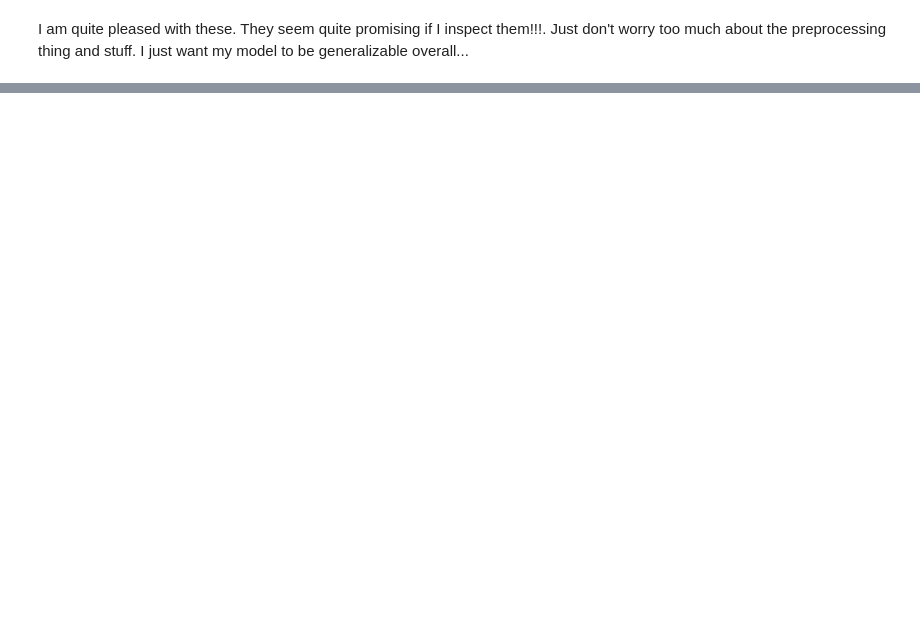
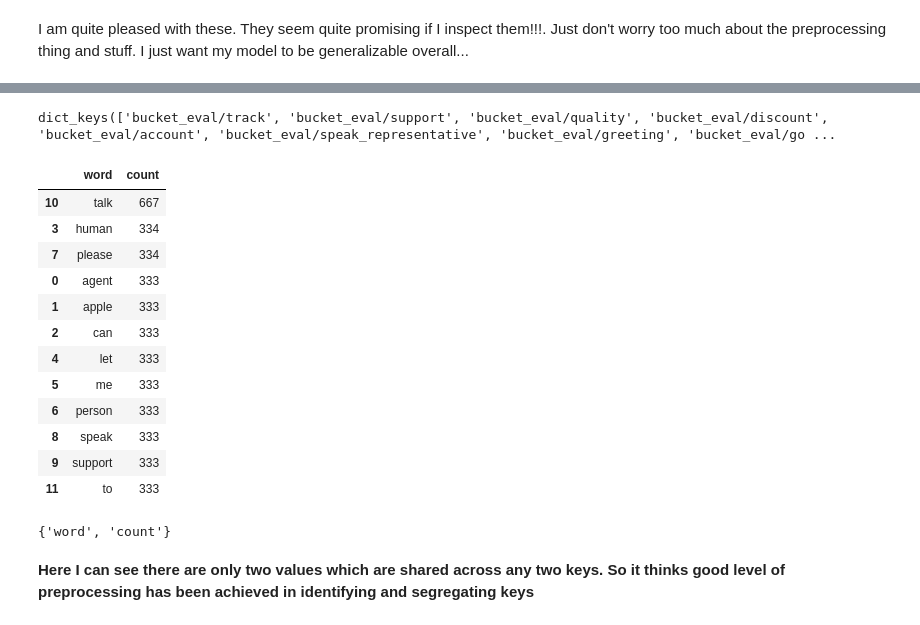
Before and after one commit to sinhasagar507/Customer-support-bot, a Jupyter notebook: notebooks/2.1_get_training_data.ipynb, the cells around one changed output, grey strips where cells are left out. Cells and saved outputs as stored; diff of their text form; code cells hidden in the pictures; blank space fills up the shorter version.

```diff
--- a/notebooks/2.1_get_training_data.ipynb
+++ b/notebooks/2.1_get_training_data.ipynb
@@ -738,0 +787,36 @@ neat_train = pd.DataFrame(train.T.unstack()).reset_index().iloc[:,1:].rename(col
+# %%
+wordranks.keys()
+# %% [output]
+dict_keys(['bucket_eval/track', 'bucket_eval/support', 'bucket_eval/quality', 'bucket_eval/discount', 'bucket_eval/account', 'bucket_eval/speak_representative', 'bucket_eval/greeting', 'bucket_eval/go ...
+# %%
+# Investigating bag of word frequencies at a more granular level
+wordranks["bucket_eval/speak_representative"].head(50)
+# %% [output]
+|  | word | count |
+| 10 | talk | 667 |
+| 3 | human | 334 |
+| 7 | please | 334 |
+| 0 | agent | 333 |
+| 1 | apple | 333 |
+| 2 | can | 333 |
+| 4 | let | 333 |
+| 5 | me | 333 |
+| 6 | person | 333 |
+| 8 | speak | 333 |
+| 9 | support | 333 |
+| 11 | to | 333 |
+# %%
+# Flatten the list of all values and count occurences
+from collections import Counter
+all_vals = [val for vals in wordranks.values() for val in vals]
+value_counts = Counter(all_vals)
+
+# Filter values that appear in more than one key
+values_in_multiple_keys = {value for value, count in value_counts.items() if count > 1}
+
+# Print the filtered values
+print(values_in_multiple_keys)
+# %% [output]
+{'word', 'count'}
+# %% [markdown]
+**Here I can see there are only two values which are shared across any two keys. So it thinks good level of preprocessing has been achieved in identifying and segregating keys**
```
Also changed, not shown: parts of 25 cells of this notebook.
